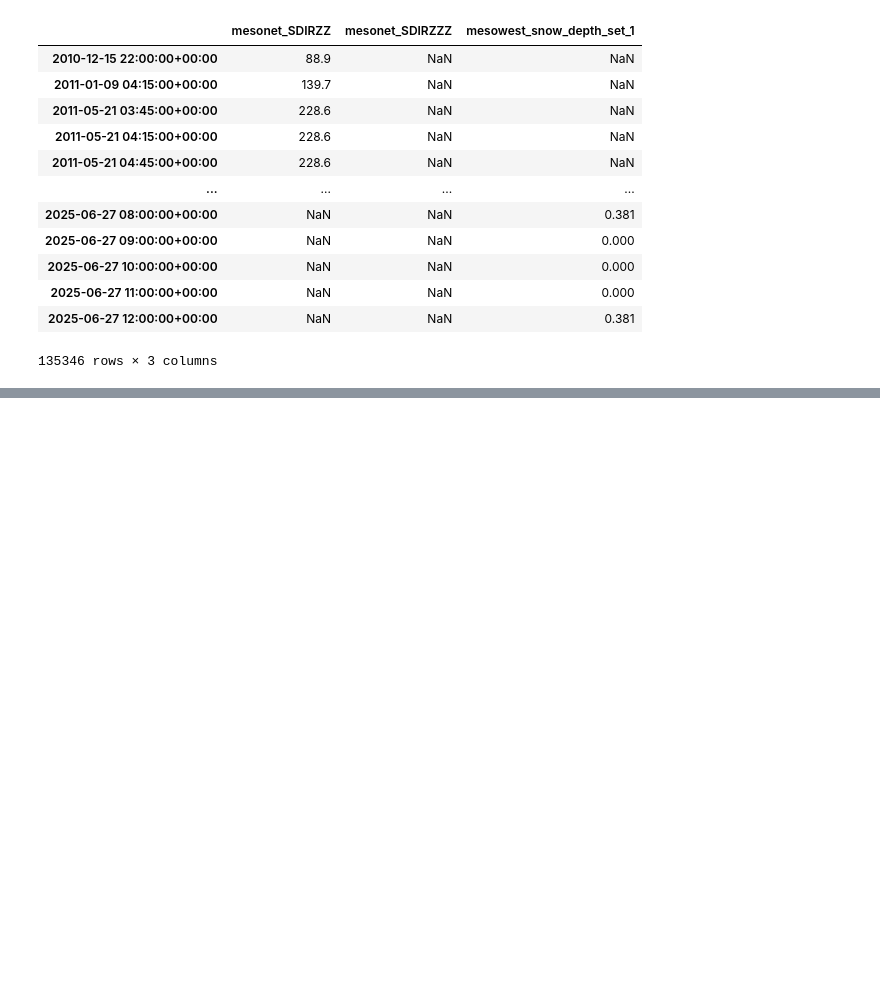
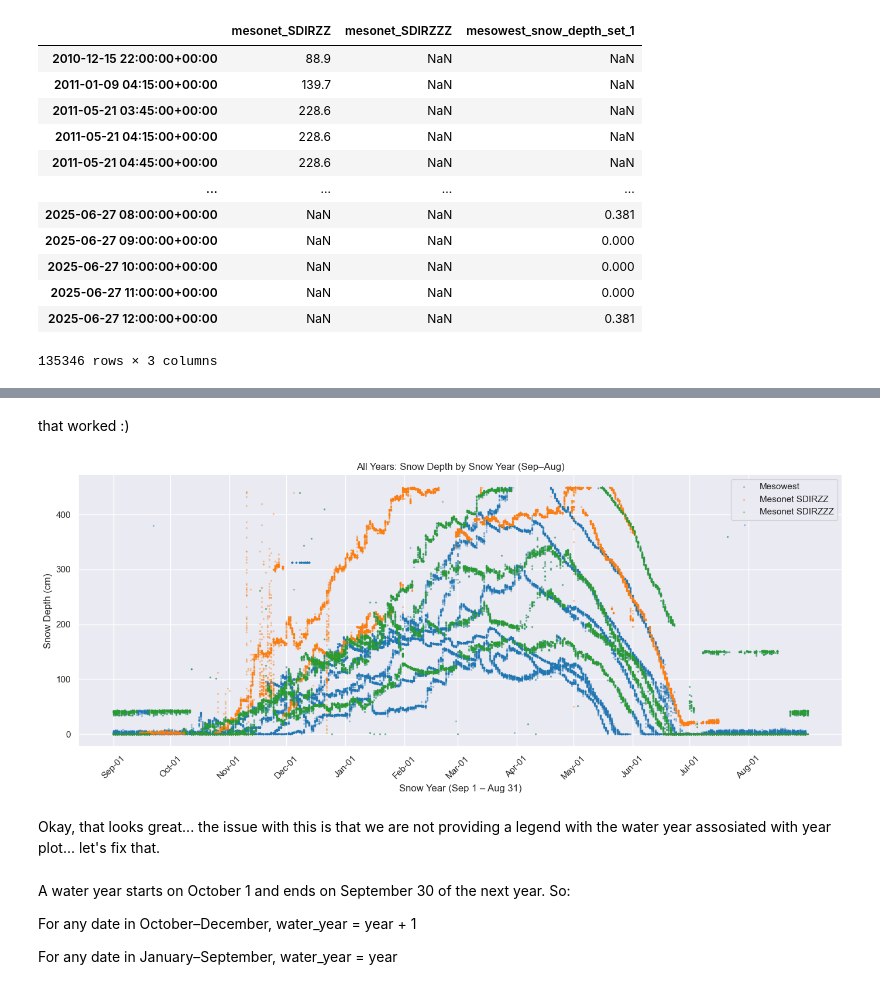
Before and after one commit to cassielumbrazo/juneau_data_analysis, a Jupyter notebook: 2_load_all_powderpatch_synoptic.ipynb, the cells around one changed output, grey strips where cells are left out. Saved outputs shown, nothing was run; the diff lists cells and outputs as text; code cells hidden in the pictures; blank space fills up the shorter version.

```diff
--- a/2_load_all_powderpatch_synoptic.ipynb
+++ b/2_load_all_powderpatch_synoptic.ipynb
@@ -481,0 +460,8 @@ Number of duplicate timestamps: 28898
+# %%
+# fix the datetime in the index to follow a regular format
+df_snow_clean.index = pd.to_datetime(df_snow_clean.index, utc=True)
+
+# now make the index a column named "datetime"
+df_snow_clean['datetime'] = df_snow_clean.index
+# df_snow_clean.reset_index(inplace=True)
+df_snow_clean.head()
@@ -481,0 +572,5 @@ Number of duplicate timestamps: 28898
+# %%
+df = df_snow_clean.copy(deep=True)
+# %%
+# Remove timezone info to make datetime index tz-naive
+df.index = df.index.tz_convert(None)
@@ -481,0 +586,63 @@ Number of duplicate timestamps: 28898
+# %% [markdown]
+that worked :)
+# %%
+# Make sure your index is a DatetimeIndex
+# df = df_snow_clean.copy()
+if not isinstance(df.index, pd.DatetimeIndex):
+    df.index = pd.to_datetime(df.index)
+
+# Create a custom "snow year" day label (starting Sep 1)
+def get_snow_year_day(dt):
+    snow_year_start = pd.Timestamp(year=dt.year if dt.month >= 9 else dt.year - 1, month=9, day=1)
+    return (dt - snow_year_start).days
+
+# Also create a label for plotting (e.g., "Sep-01", "Jan-15", etc.)
+df['snow_year_day'] = df.index.map(get_snow_year_day)
+df['month_day'] = df.index.strftime('%b-%d')
+
+# Plot
+plt.figure(figsize=(14, 6))
+
+for col, label, color in [
+    ('mesowest_sd1', 'Mesowest', 'tab:blue'),
+    ('mesonet_sd1', 'Mesonet SDIRZZ', 'tab:orange'),
+    ('mesonet_sd2', 'Mesonet SDIRZZZ', 'tab:green')
+]:
+    if col in df.columns:
+        series = df[[col, 'snow_year_day']].dropna()
+        plt.scatter(
+            series['snow_year_day'],
+            series[col],
+            s=2, alpha=0.3,
+            label=label, color=color
+        )
+
+# Set custom x-ticks (every month)
+tick_locs = []
+tick_labels = []
+for month in range(9, 13):  # Sep–Dec
+    tick_locs.append((pd.Timestamp(f'2020-{month:02d}-01') - pd.Timestamp('2020-09-01')).days)
+    tick_labels.append(pd.Timestamp(f'2020-{month:02d}-01').strftime('%b-%d'))
+for month in range(1, 9):   # Jan–Aug
+    tick_locs.append((pd.Timestamp(f'2021-{month:02d}-01') - pd.Timestamp('2020-09-01')).days)
+    tick_labels.append(pd.Timestamp(f'2021-{month:02d}-01').strftime('%b-%d'))
+
+plt.xticks(tick_locs, tick_labels, rotation=45)
+
+plt.xlabel('Snow Year (Sep 1 – Aug 31)')
+plt.ylabel('Snow Depth (cm)')
+plt.title('All Years: Snow Depth by Snow Year (Sep–Aug)')
+plt.legend()
+plt.grid(True)
+plt.tight_layout()
+plt.show()
+# %% [output]
+[figure, added]
+# %% [markdown]
+Okay, that looks great... the issue with this is that we are not providing a legend with the water year assosiated with year plot... let's fix that.
+# %% [markdown]
+A water year starts on October 1 and ends on September 30 of the next year. So:
+
+For any date in October–December, water_year = year + 1
+
+For any date in January–September, water_year = year
```
Also changed, not shown: parts of 37 cells of this notebook.
